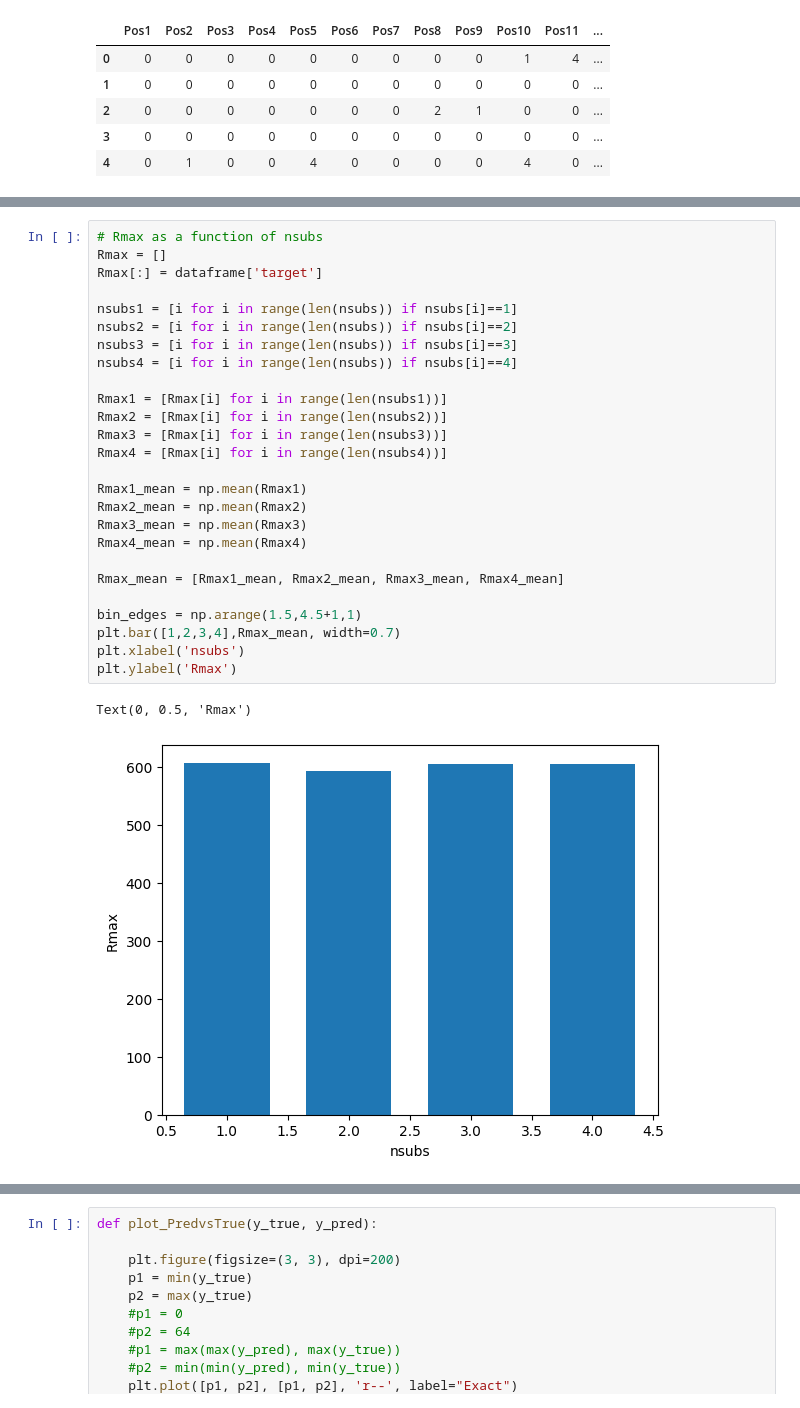
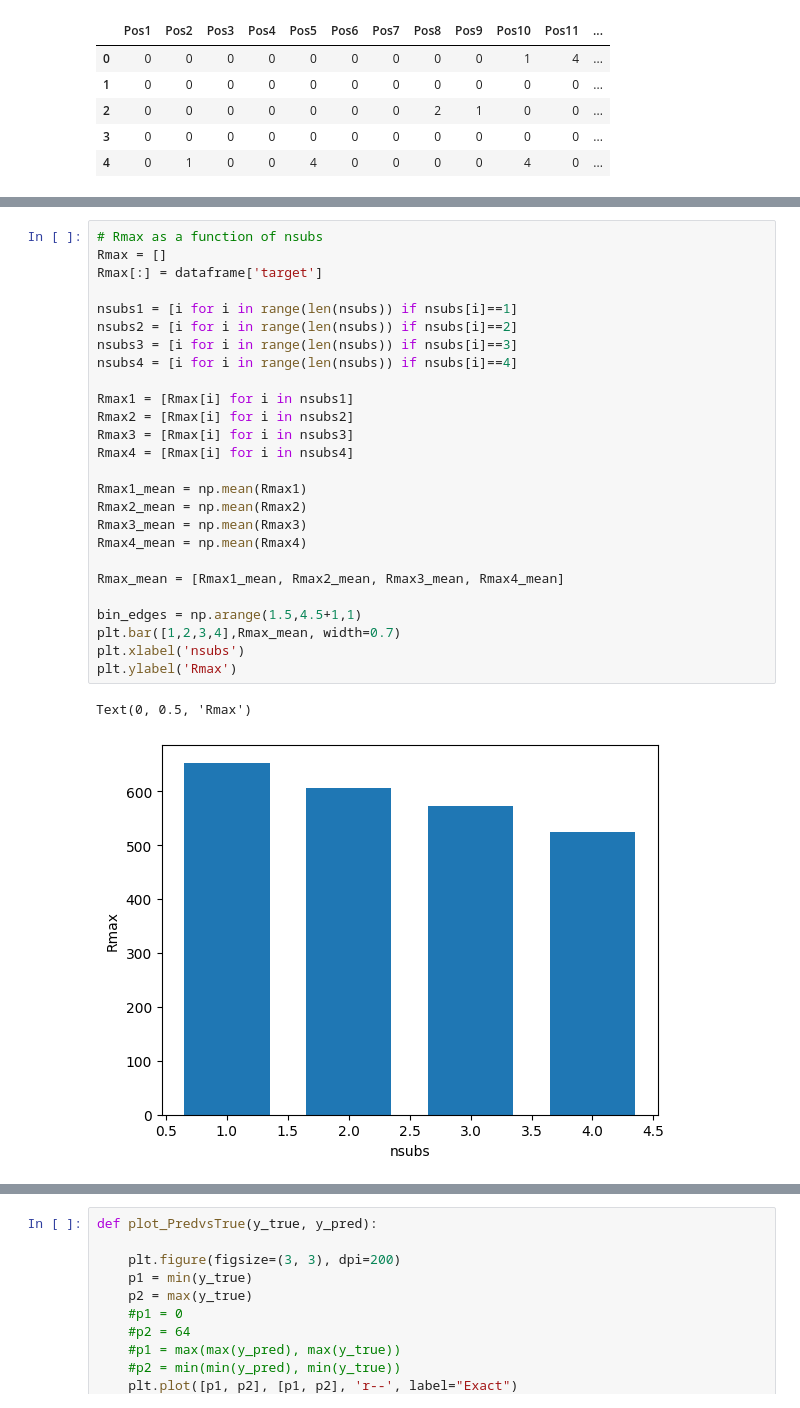
Before and after one commit to alfonsogijon/Helicenes_NNs, a Jupyter notebook: Code/R_invariant_linear.ipynb, the cells around one changed output, grey strips where cells are left out. Saved outputs shown, nothing was run; the diff lists cells and outputs as text.

```diff
--- a/Code/R_invariant_linear.ipynb
+++ b/Code/R_invariant_linear.ipynb
@@ -124,32 +131,32 @@ https://gist.github.com/mwaskom/de44147ed2974457ad6372750bbe5751
 # %%
 # Rmax as a function of nsubs
 Rmax = []
 Rmax[:] = dataframe['target']
 
 nsubs1 = [i for i in range(len(nsubs)) if nsubs[i]==1]
 nsubs2 = [i for i in range(len(nsubs)) if nsubs[i]==2]
 nsubs3 = [i for i in range(len(nsubs)) if nsubs[i]==3]
 nsubs4 = [i for i in range(len(nsubs)) if nsubs[i]==4]
 
-Rmax1 = [Rmax[i] for i in range(len(nsubs1))]
-Rmax2 = [Rmax[i] for i in range(len(nsubs2))]
-Rmax3 = [Rmax[i] for i in range(len(nsubs3))]
-Rmax4 = [Rmax[i] for i in range(len(nsubs4))]
+Rmax1 = [Rmax[i] for i in nsubs1]
+Rmax2 = [Rmax[i] for i in nsubs2]
+Rmax3 = [Rmax[i] for i in nsubs3]
+Rmax4 = [Rmax[i] for i in nsubs4]
 
 Rmax1_mean = np.mean(Rmax1)
 Rmax2_mean = np.mean(Rmax2)
 Rmax3_mean = np.mean(Rmax3)
 Rmax4_mean = np.mean(Rmax4)
 
 Rmax_mean = [Rmax1_mean, Rmax2_mean, Rmax3_mean, Rmax4_mean]
 
 bin_edges = np.arange(1.5,4.5+1,1)
 plt.bar([1,2,3,4],Rmax_mean, width=0.7)
 plt.xlabel('nsubs')
 plt.ylabel('Rmax')
 # %% [output]
 Text(0, 0.5, 'Rmax')
-[figure, old version]
+[figure, new version]
 # %%
 # remove data with R~8
 
```
Also changed, not shown: parts of 18 cells of this notebook, 23 other files.
